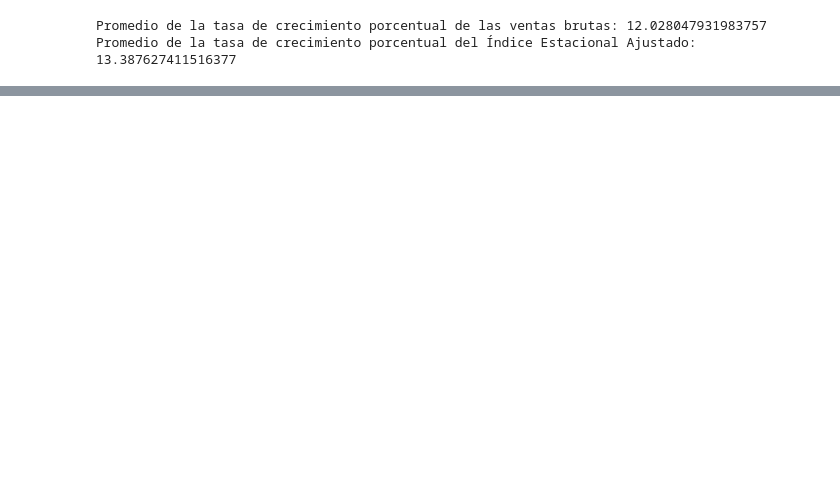
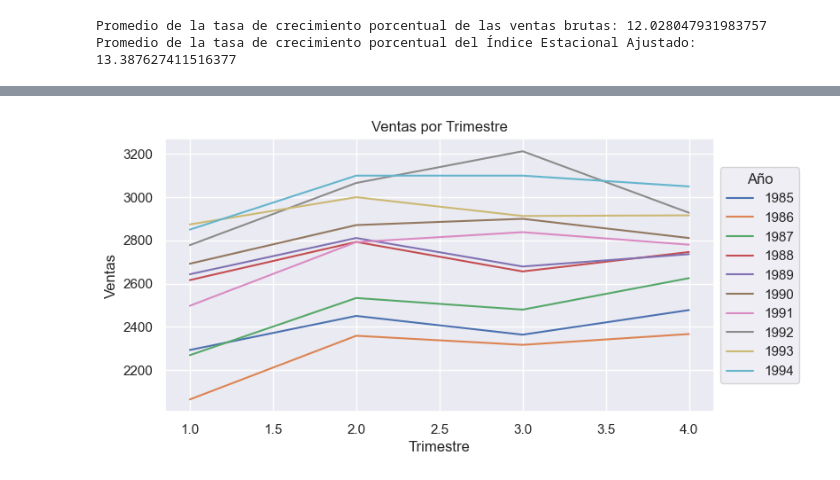
Before and after one commit to maferpy/unidad9, a Jupyter notebook: pronosticos.ipynb, the cells around one changed output, grey strips where cells are left out. Cells and saved outputs as stored; diff of their text form; code cells hidden in the pictures; blank space fills up the shorter version.

```diff
--- a/pronosticos.ipynb
+++ b/pronosticos.ipynb
@@ -279,0 +280,19 @@ df.head()
+# %%
+df = pd.DataFrame({
+    "Trimestre": [1, 2, 3, 4] * 10,
+    "Año": [1985] * 4 + [1986] * 4 + [1987] * 4 + [1988] * 4 + [1989] * 4 +
+           [1990] * 4 + [1991] * 4 + [1992] * 4 + [1993] * 4 + [1994] * 4,
+    "Ventas": [
+        2292, 2450, 2363, 2477,
+        2063, 2358, 2316, 2366,
+        2268, 2533, 2479, 2625,
+        2616, 2793, 2656, 2746,
+        2643, 2811, 2679, 2736,
+        2692, 2871, 2900, 2811,
+        2497, 2792, 2838, 2780,
+        2778, 3066, 3213, 2928,
+        2874, 3000, 2913, 2916,
+        2850, 3100, 3100, 3050
+    ]
+})
+df.head()
@@ -279,0 +306,14 @@ df.head()
+# %%
+plt.figure(figsize=(8, 4))
+for año in df["Año"].unique():
+    datos_año = df[df["Año"] == año]
+    plt.plot(datos_año["Trimestre"], datos_año["Ventas"], label=str(año))
+
+plt.xlabel("Trimestre")
+plt.ylabel("Ventas")
+plt.title("Ventas por Trimestre")
+plt.legend(title="Año", loc='center left', bbox_to_anchor=(1, 0.5))
+plt.grid(True)
+plt.show()
+# %% [output]
+[figure, added]
```
Also changed, not shown: parts of 16 cells of this notebook, 1 other file.
